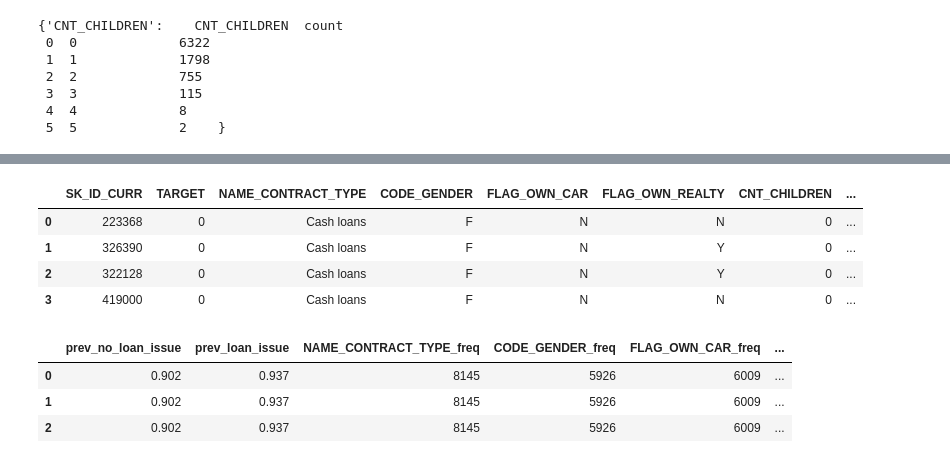
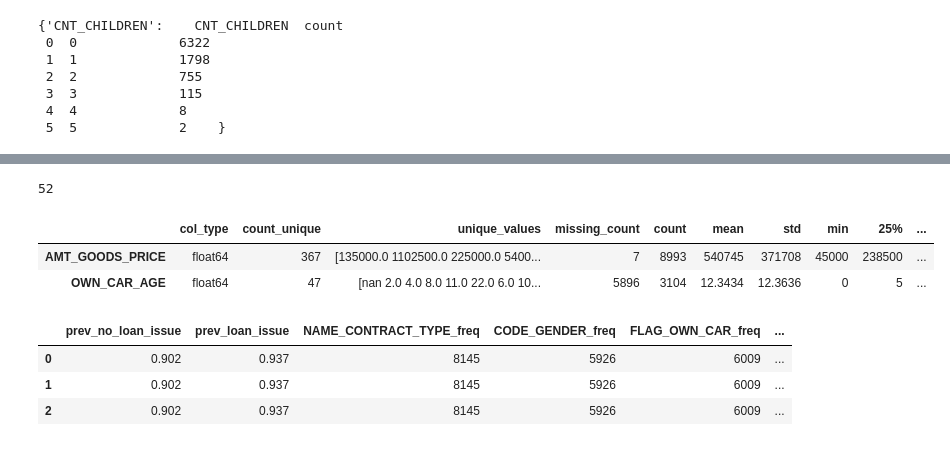
Before and after one commit to shanky221341/machine_learning, a Jupyter notebook: Notebooks/Credit Risk prediction.ipynb, the cells around one changed output, grey strips where cells are left out. Saved outputs shown, nothing was run; the diff lists cells and outputs as text; code cells hidden in the pictures.

```diff
--- a/Notebooks/Credit Risk prediction.ipynb
+++ b/Notebooks/Credit Risk prediction.ipynb
@@ -181 +498,10 @@ X_train[freq_columns].head(3)
+# %%
+X=train_sample.values
+Y=train_sample['TARGET']
+X_train, X_test, y_train, y_test = train_test_split(X, Y, test_size=0.10, random_state=42)
+
+X_train=pd.DataFrame(X_train)
+X_train.columns=train_sample.columns
+X_test=pd.DataFrame(X_test)
+X_test.columns=train_sample.columns
 # %%
@@ -199,6 +581,14 @@ final_pipeline.__dict__
 # %%
 freq_columns=['NAME_CONTRACT_TYPE','CODE_GENDER','FLAG_OWN_CAR','FLAG_OWN_REALTY','CNT_CHILDREN']
 one_hot_columns=['NAME_CONTRACT_TYPE','CODE_GENDER','FLAG_OWN_CAR','FLAG_OWN_REALTY','CNT_CHILDREN_freq_binned']
+
+mean_lookup_feature_cols1={'TARGET':['AMT_INCOME_TOTAL','AMT_CREDIT','AMT_ANNUITY',
+                                     'AMT_GOODS_PRICE','REGION_POPULATION_RELATIVE','DAYS_BIRTH',
+                                    'DAYS_EMPLOYED','DAYS_REGISTRATION','DAYS_ID_PUBLISH','OWN_CAR_AGE']}
+
+median_lookup_feature_cols1={'TARGET':['AMT_INCOME_TOTAL','AMT_CREDIT','AMT_ANNUITY',
+                                     'AMT_GOODS_PRICE','REGION_POPULATION_RELATIVE','DAYS_BIRTH',
+                                    'DAYS_EMPLOYED','DAYS_REGISTRATION','DAYS_ID_PUBLISH','OWN_CAR_AGE']}
 
 # This bins and the corresponding labels you will have to create manually after observing the range of the
 # numeric values, so that the bins covers all the values.
@@ -216,6 +606,19 @@ def create_all_features(freq_columns):
         freq_pipes.append(('freq_by_'+col,CreateFrequencyLookupFeature(categorical_column=col,new_col_name=
                                          col+'_freq')))
 
+    # Creating mean feature pipelines
+    mean_lkp_pipes1=[]
+    key=list(mean_lookup_feature_cols.keys())[0]
+    for col in mean_lookup_feature_cols1[key]:
+        mean_lkp_pipes1.append(('avg_'+col+'_by_'+key,CreateMeanLookupFeature(categorical_column=key,numerical_column=col,new_col_name=
+                                         'avg_'+col+'_by_'+key)))
+    # Creating mean feature pipelines
+    median_lkp_pipes1=[]
+    key=list(median_lookup_feature_cols1.keys())[0]
+    for col in median_lookup_feature_cols1[key]:
+        median_lkp_pipes1.append(('median_'+col+'_by_'+key,CreateMedianLookupFeature(categorical_column=key,numerical_column=col,new_col_name=
+                                         'median_'+col+'_by_'+key)))
+
     # Creating binning features
     bin_pipes=[]
     for col in bin_columns.keys():
@@ -230,6 +633,8 @@ def create_all_features(freq_columns):
     all_pipes.append(Pipeline(freq_pipes))
     all_pipes.append(Pipeline(bin_pipes))
     all_pipes.append(Pipeline(one_hot_pipes))
+    all_pipes.append(Pipeline(mean_lkp_pipes1))
+    all_pipes.append(Pipeline(median_lkp_pipes1))
 
     all_pipelines=[]
     count=1
@@ -294,6 +691,9 @@ def dataPreparer(data,columns,has_fitted_the_main_pipelines,final_pipeline):
     newData=final_pipeline.transform(newData)
     colsB=newData.columns
     columns=list(colsB[len(colsA):len(colsB)])
-    columns.append('CNT_CHILDREN')
+    columns.extend(['CNT_CHILDREN','AMT_INCOME_TOTAL','AMT_CREDIT',
+                    'AMT_ANNUITY','AMT_GOODS_PRICE',
+                    'REGION_POPULATION_RELATIVE','DAYS_BIRTH',
+                    'DAYS_EMPLOYED','DAYS_REGISTRATION','DAYS_ID_PUBLISH','OWN_CAR_AGE'])
     columns.append('TARGET')
     return newData[columns],has_fitted_the_main_pipelines
@@ -313,11 +700,3 @@ Index(['SK_ID_CURR', 'TARGET', 'NAME_CONTRACT_TYPE', 'CODE_GENDER',
-# %%
-X_train.head(4)
-# %% [output]
-|  | SK_ID_CURR | TARGET | NAME_CONTRACT_TYPE | CODE_GENDER | FLAG_OWN_CAR | FLAG_OWN_REALTY | CNT_CHILDREN | ... |
-| 0 | 223368 | 0 | Cash loans | F | N | N | 0 | ... |
-| 1 | 326390 | 0 | Cash loans | F | N | Y | 0 | ... |
-| 2 | 322128 | 0 | Cash loans | F | N | Y | 0 | ... |
-| 3 | 419000 | 0 | Cash loans | F | N | N | 0 | ... |
 # %%
 '''
 This should be underlying order
@@ -325,6 +704,17 @@ This should be underlying order
 X_train_prepared,has_fitted_the_main_pipelines=dataPreparer(X_train,columns,has_fitted_the_main_pipelines,final_pipeline)
 X_test_prepared,has_fitted_the_main_pipelines=dataPreparer(X_test,columns,has_fitted_the_main_pipelines,final_pipeline)
 # new_data_prepared,has_fitted_the_main_pipelines=dataPreparer(new_data,columns,has_fitted_the_main_pipelines,final_pipeline)
+# %%
+len(X_train_prepared.columns)
+# %% [output]
+52
+# %%
+a=DataSummary.returnSummaryDataFrame(X_train_prepared).transpose()
+a[a['missing_count']!=0]
+# %% [output]
+|  | col_type | count_unique | unique_values | missing_count | count | mean | std | min | 25% | ... |
+| AMT_GOODS_PRICE | float64 | 367 | [135000.0 1102500.0 225000.0 5400... | 7 | 8993 | 540745 | 371708 | 45000 | 238500 | ... |
+| OWN_CAR_AGE | float64 | 47 | [nan 2.0 4.0 8.0 11.0 22.0 6.0 10... | 5896 | 3104 | 12.3434 | 12.3636 | 0 | 5 | ... |
 # %%
 # np.unique(X_train_prepared['TARGET'],return_counts=True)
 Misc.rename_columns(columns={'TARGET':'class'},data=X_train_prepared)
```
Also changed, not shown: parts of 34 cells of this notebook, 2 other files.
